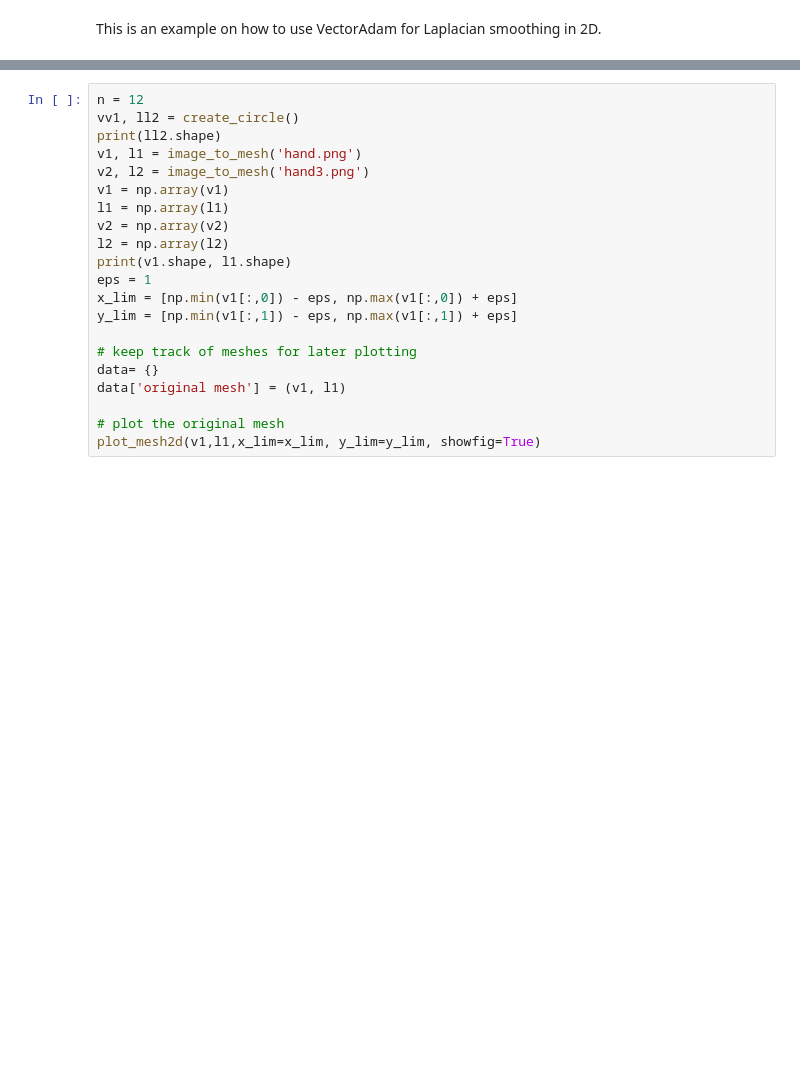
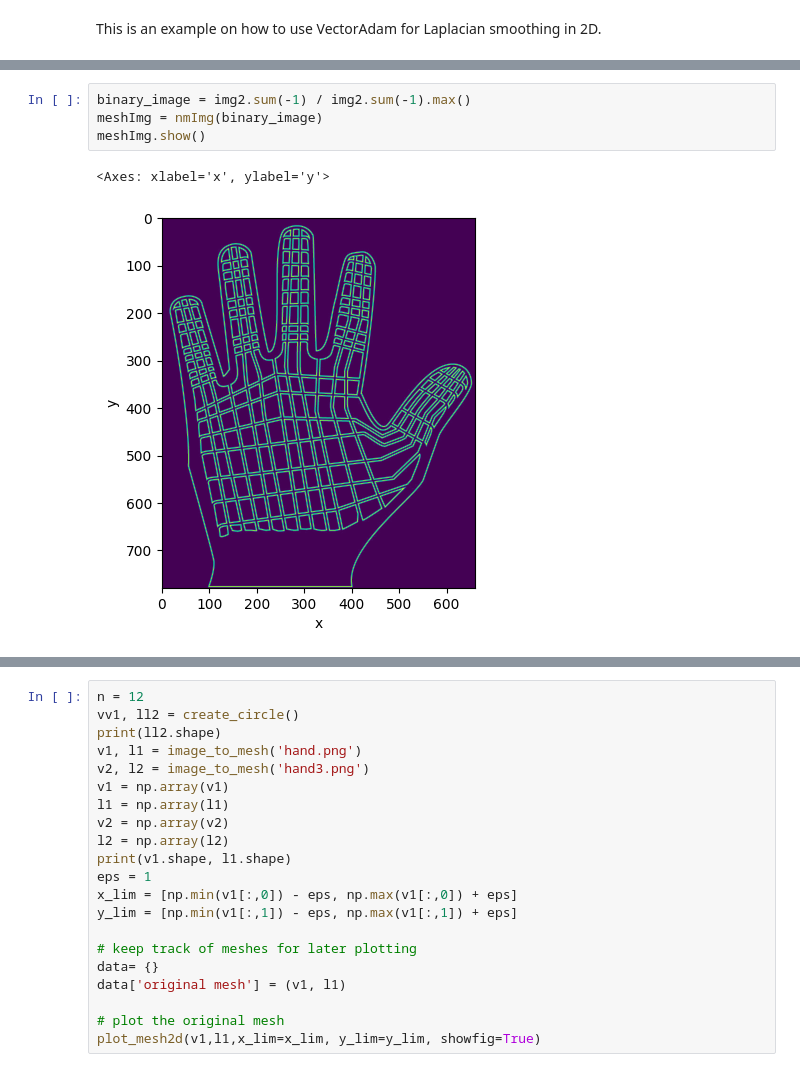
Before and after one commit to AntheaLi/match-hand, a Jupyter notebook: match_hand.ipynb, the cells around one changed output, grey strips where cells are left out. Drawn from its saved outputs; the diff is of its cells as text; blank space fills up the shorter version.

Commit message:
mesh based deformation

```diff
--- a/match_hand.ipynb
+++ b/match_hand.ipynb
@@ -28,0 +35,7 @@ plt.show()
+# %%
+binary_image = img2.sum(-1) / img2.sum(-1).max()
+meshImg = nmImg(binary_image)
+meshImg.show()
+# %% [output]
+<Axes: xlabel='x', ylabel='y'>
+[figure, added]
```
Also changed, not shown: parts of 16 cells of this notebook, 2 other files.
